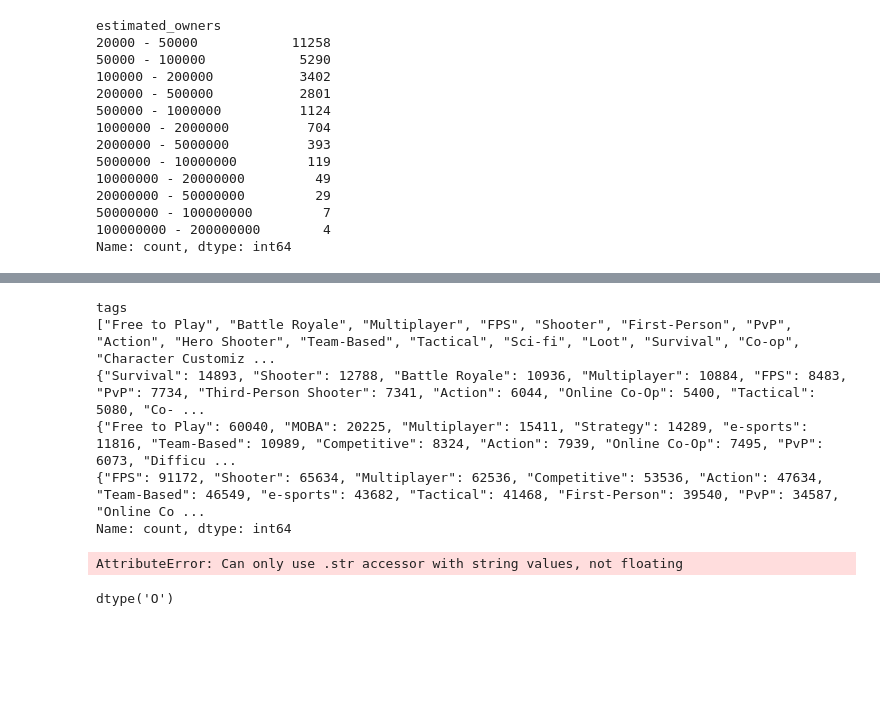
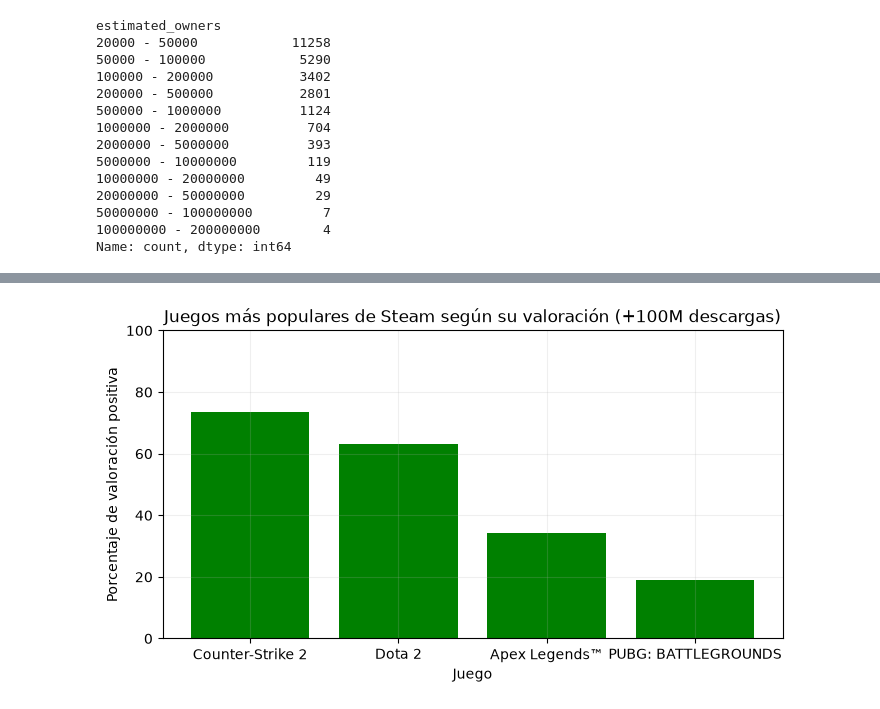
Before and after one commit to estebanler00/proyecto-final-data-analysis, a Jupyter notebook: notebooks/analisis-esteban.ipynb, the cells around one changed output, grey strips where cells are left out. Cells and saved outputs as stored; diff of their text form; code cells hidden in the pictures; blank space fills up the shorter version.

Commit message:
Continued analisis and some visualization.

```diff
--- a/notebooks/analisis-esteban.ipynb
+++ b/notebooks/analisis-esteban.ipynb
@@ -53,17 +42,17 @@ df_games1.head(20)
 # %%
-#Creación de columnas de total rating y balance de rating.
+#Creación de columnas de total rating y porcentaje positivo de reseñas.
 
-df_games1["total_ratings"] = df_games1["positive"] + df_games1["negative"]
+df_games2["total_ratings"] = df_games2["positive"] + df_games2["negative"]
 
-df_games1["rating_balance"] = (((df_games1["positive"] - df_games1["negative"]) / df_games1["total_ratings"]) * 100).round(2)
+df_games2["good_rating"] = (((df_games2["positive"] - df_games2["negative"]) / df_games2["total_ratings"]) * 100).round(2)
 # %%
 #Catalogación por numero de ventas.
 
-best_sellers = df_games1[df_games1.estimated_owners.isin(["10000000 - 20000000", "20000000 - 50000000", "50000000 - 100000000", "100000000 - 200000000", "50000000 - 100000000"])]
+best_sellers = df_games2[df_games2.estimated_owners.isin(["10000000 - 20000000", "20000000 - 50000000", "50000000 - 100000000", "100000000 - 200000000", "50000000 - 100000000"])]
 
-best_seller1 = df_games1[df_games1.estimated_owners == "100000000 - 200000000"]
+top_best_seller1 = df_games2[df_games2.estimated_owners == "100000000 - 200000000"]
 
-best_seller2 = df_games1[df_games1.estimated_owners == "50000000 - 100000000"]
+top_best_seller2 = df_games2[df_games2.estimated_owners == "50000000 - 100000000"]
 # %%
 #Filtrado de los juegos más vendidos en relación al balance de puntuaciones de usuarios.
 
@@ -80,29 +62,21 @@ loved_best_sellers.head()
-# %%
-best_seller1["tags"].value_counts().head(10)
-# %% [output]
-tags
-["Free to Play", "Battle Royale", "Multiplayer", "FPS", "Shooter", "First-Person", "PvP", "Action", "Hero Shooter", "Team-Based", "Tactical", "Sci-fi", "Loot", "Survival", "Co-op", "Character Customiz ...
-{"Survival": 14893, "Shooter": 12788, "Battle Royale": 10936, "Multiplayer": 10884, "FPS": 8483, "PvP": 7734, "Third-Person Shooter": 7341, "Action": 6044, "Online Co-Op": 5400, "Tactical": 5080, "Co- ...
-{"Free to Play": 60040, "MOBA": 20225, "Multiplayer": 15411, "Strategy": 14289, "e-sports": 11816, "Team-Based": 10989, "Competitive": 8324, "Action": 7939, "Online Co-Op": 7495, "PvP": 6073, "Difficu ...
-{"FPS": 91172, "Shooter": 65634, "Multiplayer": 62536, "Competitive": 53536, "Action": 47634, "Team-Based": 46549, "e-sports": 43682, "Tactical": 41468, "First-Person": 39540, "PvP": 34587, "Online Co ...
-Name: count, dtype: int64
 # %%
 #Normalización de datos de la comlumna Tags. Actualmente tiene por cada tag asignado un numero. Se eliminan los caracteres que no nos interesan y separamos los términos clave con str.split.
-df_games1["tags"] = df_games1["tags"].str.replace("0", "").str.replace("1", "").str.replace("2", "").str.replace("3", "").str.replace("4", "").str.replace("5", "").str.replace("6", "").str.replace("7", "").str.replace("8", "").str.replace("9", "").str.replace(":", "")
-df_games1["tags"] = df_games1["tags"].str.split(",")
+#df_games2["tags"] = df_games1["tags"].str.replace("0", "").str.replace("1", "").str.replace("2", "").str.replace("3", "").str.replace("4", "").str.replace("5", "").str.replace("6", "").str.replace("7", "").str.replace("8", "").str.replace("9", "").str.replace(":", "")
 
-df_games1["categories"] = df_games1["categories"].str.replace("0", "").str.replace("1", "").str.replace("2", "").str.replace("3", "").str.replace("4", "").str.replace("5", "").str.replace("6", "").str.replace("7", "").str.replace("8", "").str.replace("9", "")
-df_games1["categories"] = df_games1["categories"].str.split(":")
+#df_games2["categories"] = df_games1["categories"].str.replace("0", "").str.replace("1", "").str.replace("2", "").str.replace("3", "").str.replace("4", "").str.replace("5", "").str.replace("6", "").str.replace("7", "").str.replace("8", "").str.replace("9", "")
 
-
-df_games1["genres"] = df_games1["genres"].str.replace("0", "").str.replace("1", "").str.replace("2", "").str.replace("3", "").str.replace("4", "").str.replace("5", "").str.replace("6", "").str.replace("7", "").str.replace("8", "").str.replace("9", "")
-df_games1["genres"] = df_games1["genres"].str.split(":")
+#df_games2["genres"] = df_games1["genres"].str.replace("0", "").str.replace("1", "").str.replace("2", "").str.replace("3", "").str.replace("4", "").str.replace("5", "").str.replace("6", "").str.replace("7", "").str.replace("8", "").str.replace("9", "")
-# %% [output]
-AttributeError: Can only use .str accessor with string values, not floating
-# %%
-
-df_games["tags"] = df_games["tags"].astype(str)
-
-df_games1["tags"].dtype
-# %% [output]
-dtype('O')
+# %%
+#Visualización juegos más populares segun su valoración positiva. ¿Qué juegos son los más populares historicamente?
+top_best_seller1 = top_best_seller1.sort_values(by="good_rating", ascending=False)
+
+fig, ax = plt.subplots(figsize = (8,4))
+ax.bar(top_best_seller1.name, top_best_seller1.good_rating, color="green")
+ax.set_title("Juegos más populares de Steam según su valoración (+100M descargas)")
+ax.set_xlabel("Juego")
+ax.set_ylabel("Porcentaje de valoración positiva")
+ax.set_ylim(0, 100)
+ax.grid(alpha=0.2)
+plt.show()
+# %% [output]
+[figure, added]
```
Also changed, not shown: parts of 5 cells of this notebook.
